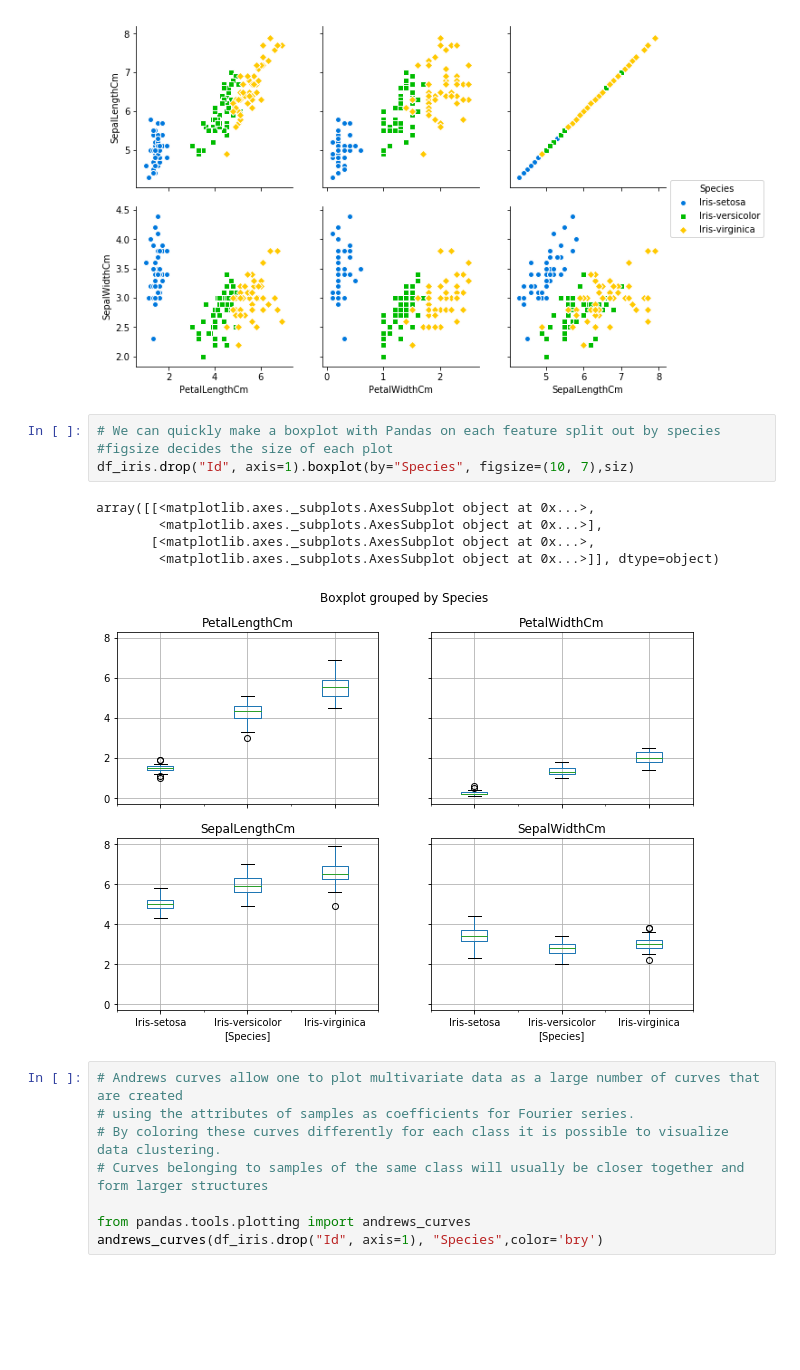
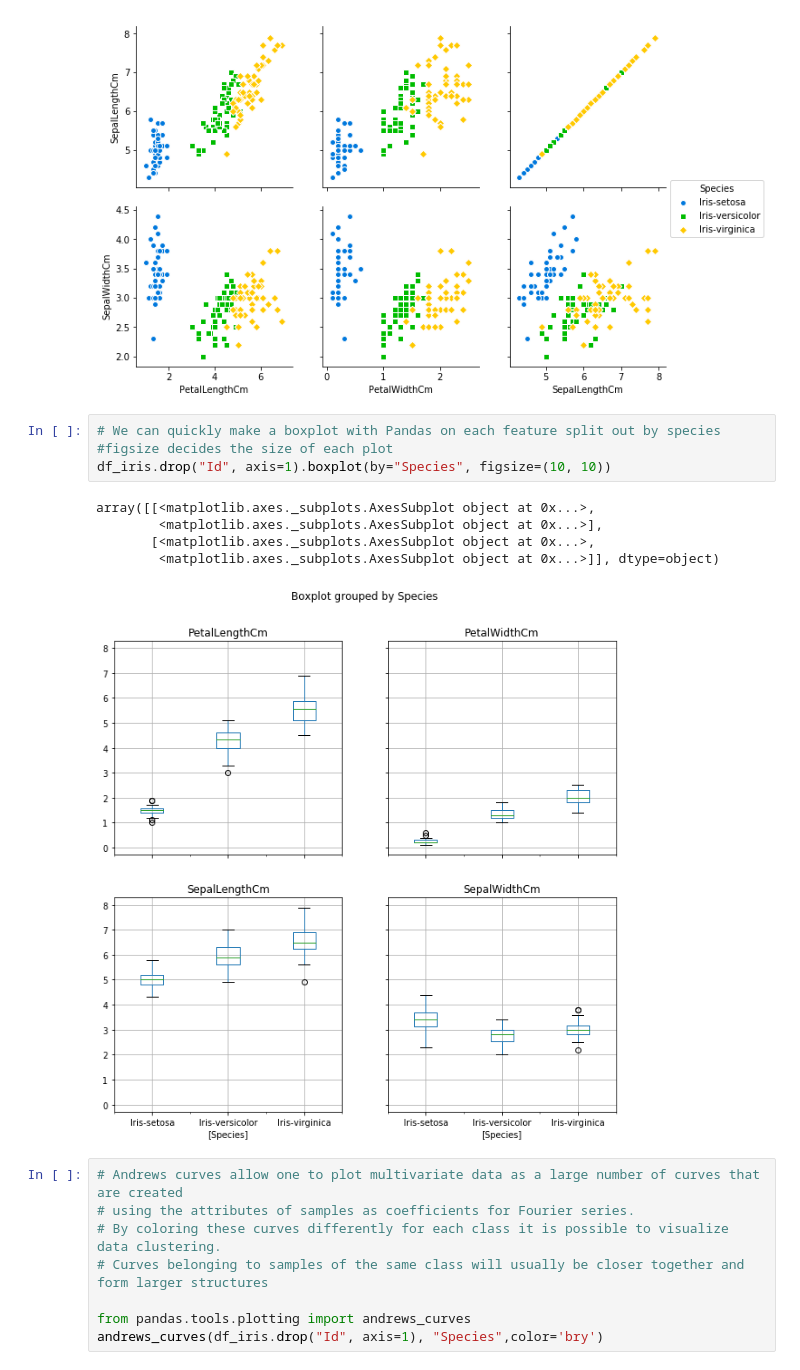
Before and after one commit to sdubey72/Iris, a Jupyter notebook: Project1.ipynb, the cells around one changed output. Saved outputs shown, nothing was run; the diff lists cells and outputs as text; blank space fills up the shorter version.

```diff
--- a/Project1.ipynb
+++ b/Project1.ipynb
@@ -153,13 +153,13 @@ sb.pairplot(df_iris.drop("Id", axis=1), hue="Species", size=3,palette='nipy_spec
 # %%
 # We can quickly make a boxplot with Pandas on each feature split out by species
 #figsize decides the size of each plot
-df_iris.drop("Id", axis=1).boxplot(by="Species", figsize=(10, 7),siz)
+df_iris.drop("Id", axis=1).boxplot(by="Species", figsize=(10, 10))
 # %% [output]
 array([[<matplotlib.axes._subplots.AxesSubplot object at 0x...>,
         <matplotlib.axes._subplots.AxesSubplot object at 0x...>],
        [<matplotlib.axes._subplots.AxesSubplot object at 0x...>,
         <matplotlib.axes._subplots.AxesSubplot object at 0x...>]], dtype=object)
-[figure, old version]
+[figure, new version]
 # %%
 # Andrews curves allow one to plot multivariate data as a large number of curves that are created
 # using the attributes of samples as coefficients for Fourier series.
```
Also changed, not shown: parts of 3 cells of this notebook.
